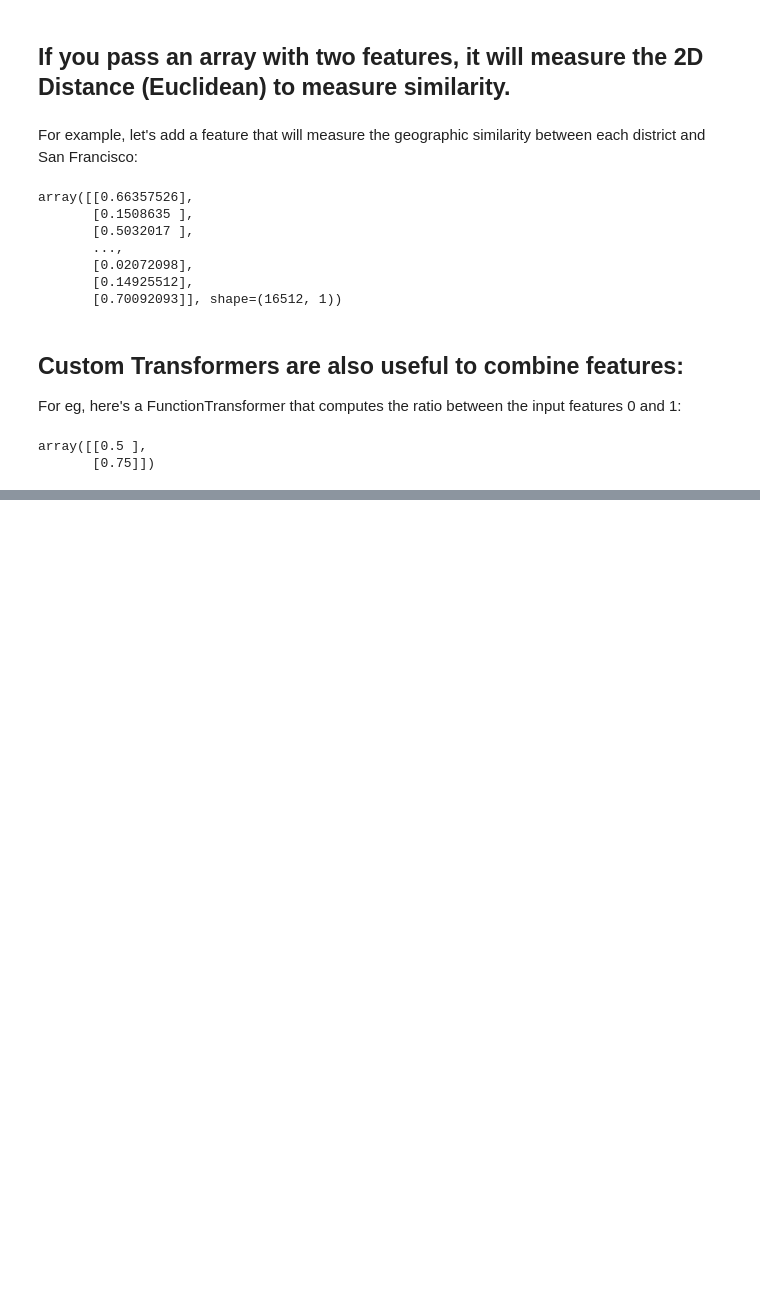
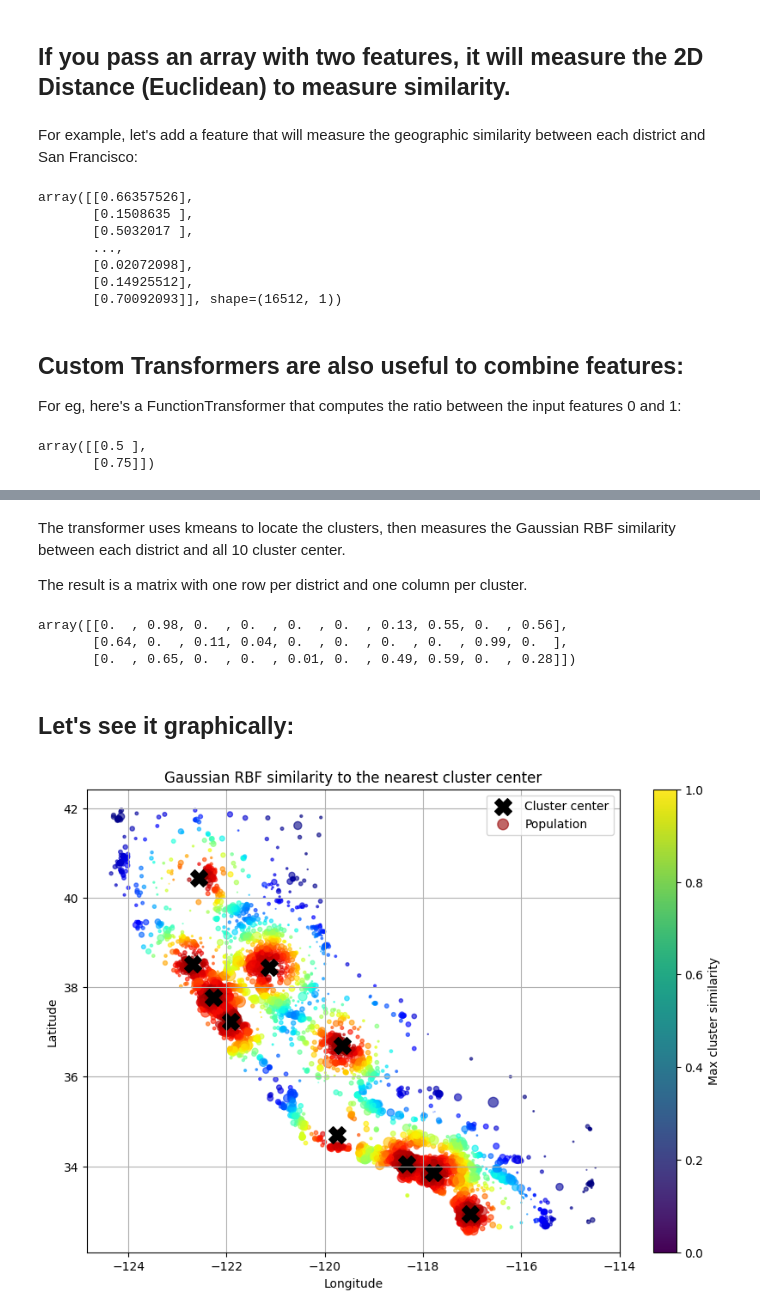
Before and after one commit to itshowrohitworks/housePricePrediction, a Jupyter notebook: notebooks/eda.ipynb, the cells around one changed output, grey strips where cells are left out. Cells and saved outputs as stored; diff of their text form; code cells hidden in the pictures; blank space fills up the shorter version.

Commit message:
Completed StandardScaler Class, and Kmeans Clustering Class, and RBF similarity implementation.

```diff
--- a/notebooks/eda.ipynb
+++ b/notebooks/eda.ipynb
@@ -1009,0 +1055,17 @@ array([[0.5 ],
+# %%
+class ClusterSimilarity(BaseEstimator,TransformerMixin):
+    def __init__(self,n_clusters = 10,gamma = 1,random_state=None) -> None:
+        self.n_clusters = n_clusters
+        self.gamma = gamma
+        self.random_state = random_state
+
+    def fit(self,X,y=None,sample_weight = None):
+        self.kmeans_ = KMeans(self.n_clusters,random_state=self.random_state,n_init='auto')
+        self.kmeans_.fit(X,sample_weight=sample_weight)
+        return self # always
+
+    def transform(self,X):
+        return rbf_kernel(X,self.kmeans_.cluster_centers_,gamma=self.gamma)
+
+    def get_feature_names_out(self,names=None):
+        return [f"Cluster {i} similarity" for i in range(self.n_clusters)]
@@ -1009,0 +1078,38 @@ array([[0.5 ],
+# %%
+cluster_simi = ClusterSimilarity(n_clusters=10,gamma=1,random_state=42)
+similarities = cluster_simi.fit_transform(housing[['latitude','longitude']],sample_weight=housing_labels)
+# %% [markdown]
+The transformer uses kmeans to locate the clusters, then measures the Gaussian RBF similarity between each district and all 10 cluster center.
+
+The result is a matrix with one row per district and one column per cluster.
+# %%
+similarities[:3].round(2)
+# %% [output]
+array([[0.  , 0.98, 0.  , 0.  , 0.  , 0.  , 0.13, 0.55, 0.  , 0.56],
+       [0.64, 0.  , 0.11, 0.04, 0.  , 0.  , 0.  , 0.  , 0.99, 0.  ],
+       [0.  , 0.65, 0.  , 0.  , 0.01, 0.  , 0.49, 0.59, 0.  , 0.28]])
+# %% [markdown]
+## Let's see it graphically:
+# %%
+housing_copy = housing.copy()
+housing_copy["max_similarity"] = similarities.max(axis=1)
+
+plt.figure(figsize=(10,7))
+pop = plt.scatter(housing_copy["longitude"], housing_copy["latitude"],
+                  s=housing_copy["population"]/100,
+                  c=housing_copy["max_similarity"],
+                  cmap="jet", alpha=0.6, label='Population')
+centers = cluster_simi.kmeans_.cluster_centers_
+cen = plt.scatter(centers[:,1], centers[:,0],
+                  c="black", s=200, marker="X", label="Cluster centers")
+
+plt.xlabel("Longitude")
+plt.ylabel("Latitude")
+plt.title("Gaussian RBF similarity to the nearest cluster center")
+handles, labels = plt.gca().get_legend_handles_labels()
+plt.legend([cen,pop], ["Cluster center", "Population"])
+plt.colorbar(label="Max cluster similarity")
+plt.grid(True)
+plt.show()
+# %% [output]
+[figure, added]
```
Also changed, not shown: parts of 8 cells of this notebook.
